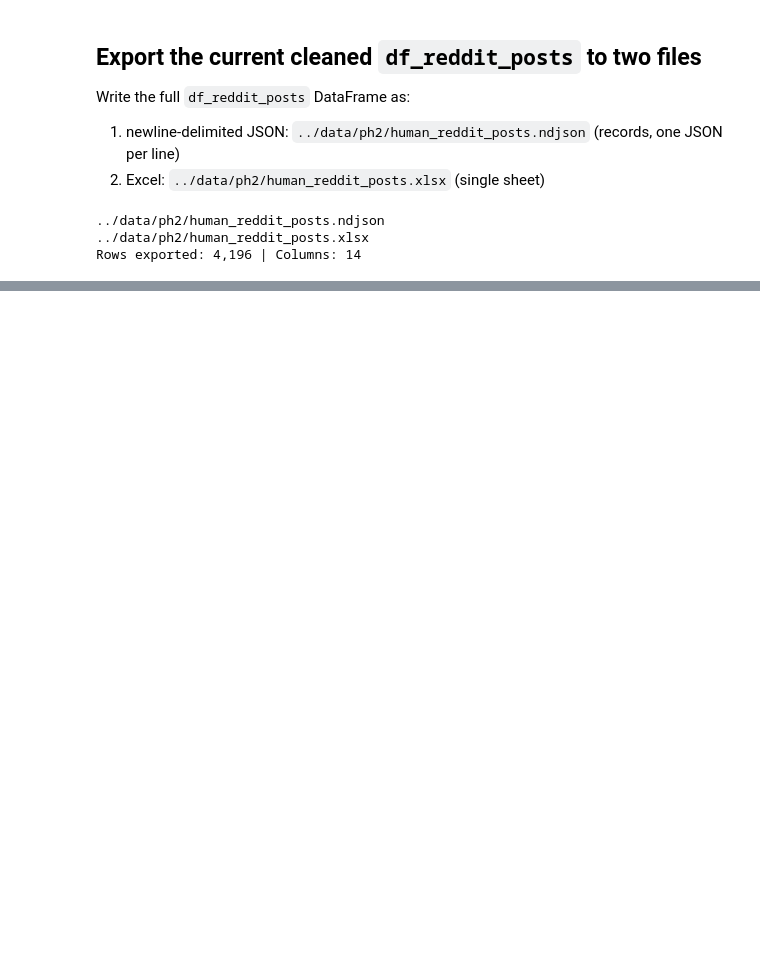
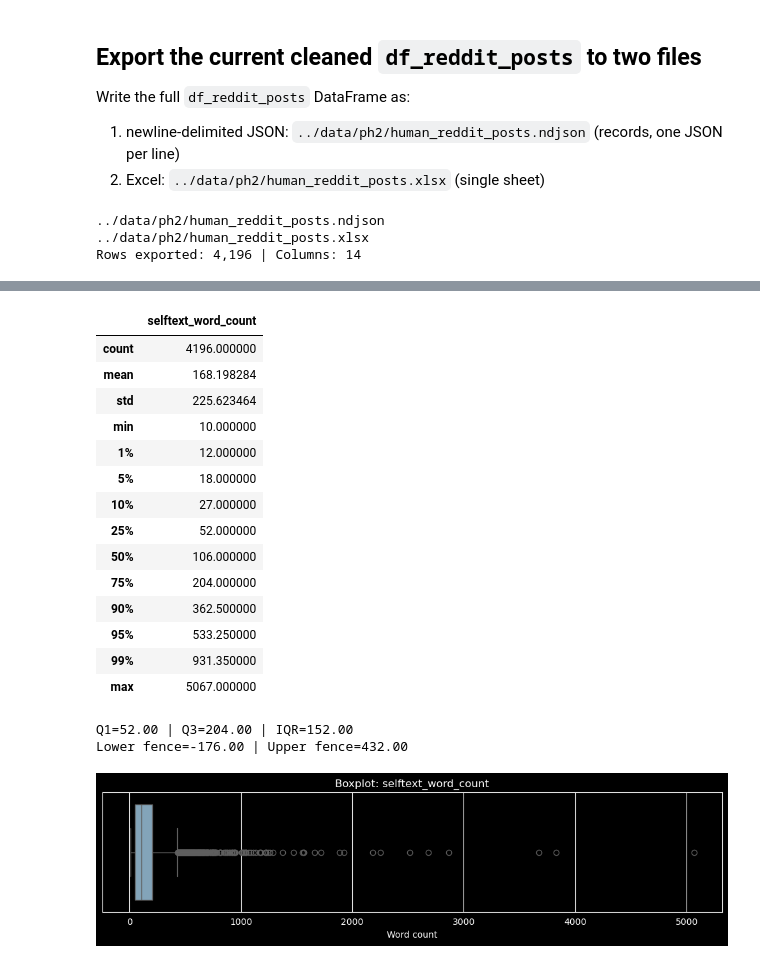
Before and after one commit to laelgelc/cl_st1_andressa, a Jupyter notebook: cl_st1_ph2_andressa/cl_st1_ph2_andressa.ipynb, the cells around one changed output, grey strips where cells are left out. Saved outputs shown, nothing was run; the diff lists cells and outputs as text; code cells hidden in the pictures; blank space fills up the shorter version.

```diff
--- a/cl_st1_ph2_andressa/cl_st1_ph2_andressa.ipynb
+++ b/cl_st1_ph2_andressa/cl_st1_ph2_andressa.ipynb
@@ -596,0 +600,12 @@ Rows exported: 4,196 | Columns: 14
+# %%
+from pathlib import Path
+import pandas as pd
+
+human_ndjson_path = Path("../data/ph2/human_reddit_posts.ndjson")
+
+df_human_reddit_posts = pd.read_json(human_ndjson_path, lines=True)
+
+print(human_ndjson_path)
+print(f"Rows: {len(df_human_reddit_posts):,} | Columns: {df_human_reddit_posts.shape[1]:,}")
+display(df_human_reddit_posts.dtypes)
+df_human_reddit_posts.head()
@@ -596,0 +719,45 @@ Rows exported: 4,196 | Columns: 14
+# %%
+import numpy as np
+import pandas as pd
+import matplotlib.pyplot as plt
+import seaborn as sns
+
+wc_col = "selftext_word_count"
+s_wc = pd.to_numeric(df_human_reddit_posts[wc_col], errors="coerce").dropna().astype(int)
+
+desc_wc = s_wc.describe(percentiles=[0.01, 0.05, 0.10, 0.25, 0.50, 0.75, 0.90, 0.95, 0.99]).to_frame(name=wc_col)
+display(desc_wc)
+
+q1, q3 = s_wc.quantile([0.25, 0.75])
+iqr = q3 - q1
+lower_fence = q1 - 1.5 * iqr
+upper_fence = q3 + 1.5 * iqr
+
+print(f"Q1={q1:.2f} | Q3={q3:.2f} | IQR={iqr:.2f}")
+print(f"Lower fence={lower_fence:.2f} | Upper fence={upper_fence:.2f}")
+
+plt.figure(figsize=(10, 2.8))
+sns.boxplot(x=s_wc, color="#7aa6c2")
+plt.title("Boxplot: selftext_word_count")
+plt.xlabel("Word count")
+plt.tight_layout()
+plt.show()
+# %% [output]
+|  | selftext_word_count |
+| count | 4196.000000 |
+| mean | 168.198284 |
+| std | 225.623464 |
+| min | 10.000000 |
+| 1% | 12.000000 |
+| 5% | 18.000000 |
+| 10% | 27.000000 |
+| 25% | 52.000000 |
+| 50% | 106.000000 |
+| 75% | 204.000000 |
+| 90% | 362.500000 |
+| 95% | 533.250000 |
+| 99% | 931.350000 |
+| max | 5067.000000 |
+Q1=52.00 | Q3=204.00 | IQR=152.00
+Lower fence=-176.00 | Upper fence=432.00
+[figure, added]
```
Also changed, not shown: parts of 14 cells of this notebook, 2 other files.
